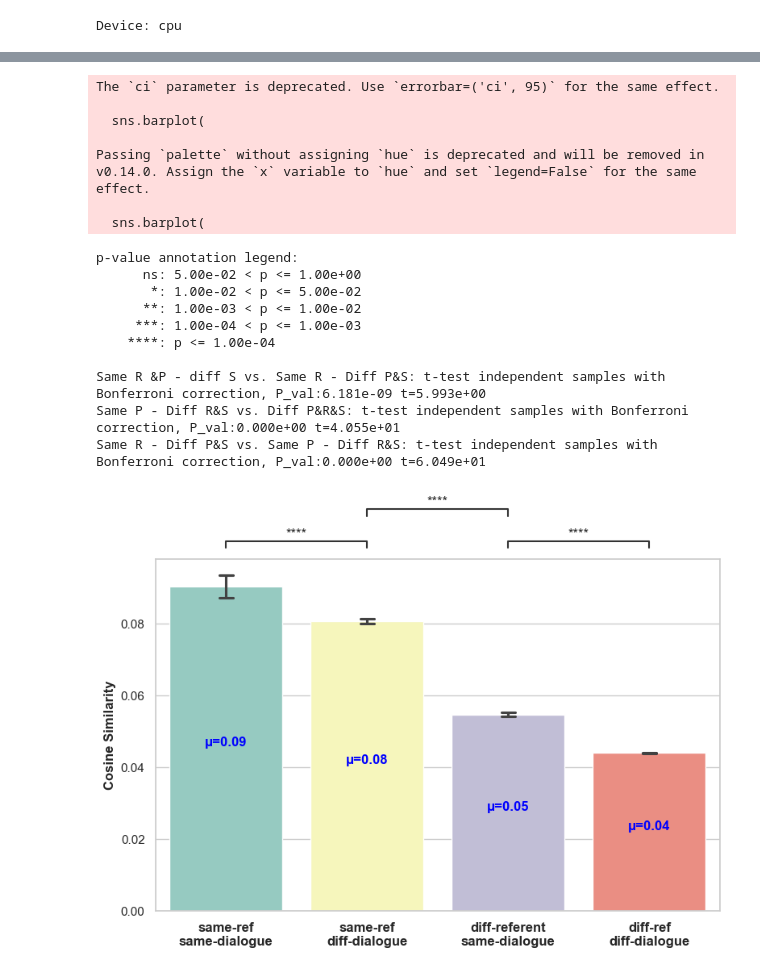
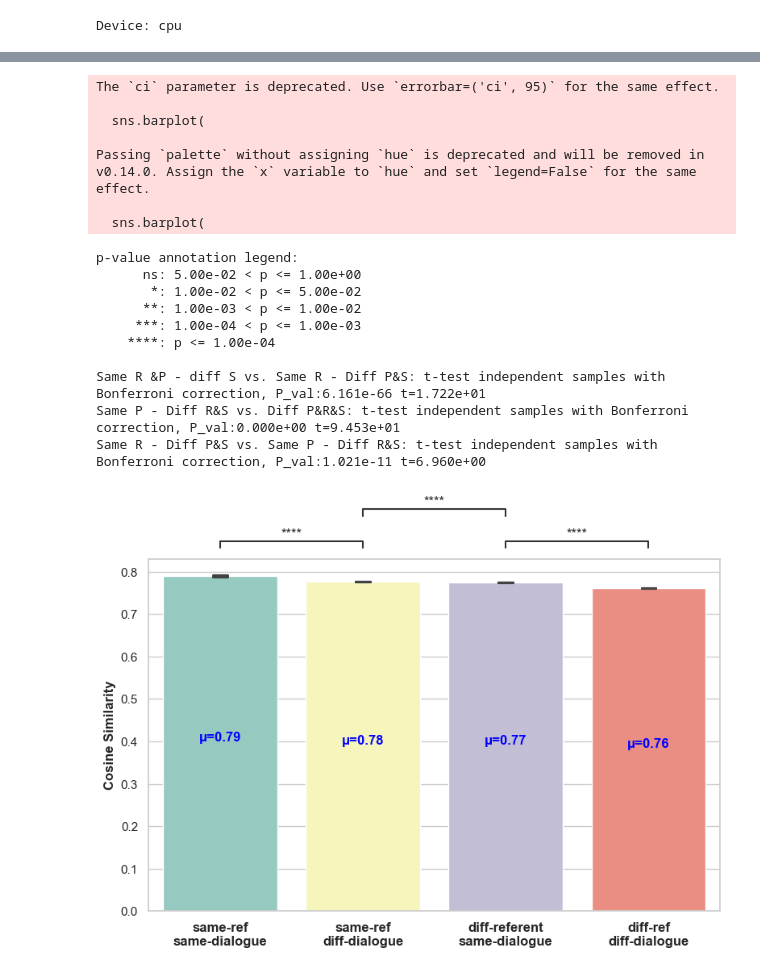
Before and after one commit to EsamGhaleb/medal_workshop_on_multimodal_interaction, a Jupyter notebook: Day2/Multimodal_Similarity_Analysis_Tutorial/Extracting_and_Analysing_Multimodal_Representations.ipynb, the cells around one changed output, grey strips where cells are left out. Drawn from its saved outputs; the diff is of its cells as text; code cells hidden in the pictures.

```diff
--- a/Day2/Multimodal_Similarity_Analysis_Tutorial/Extracting_and_Analysing_Multimodal_Representations.ipynb
+++ b/Day2/Multimodal_Similarity_Analysis_Tutorial/Extracting_and_Analysing_Multimodal_Representations.ipynb
@@ -206,0 +186,11 @@ Embedding vector length: 256
+# %%
+MODELS = {
+    'multimodal-x': {
+        'modalities':['skeleton','semantic'],
+        'hidden_dim':256,'cross_modal':True,'attentive_pooling':False,
+        'model_weights':'pretrained_models/multimodal-x/multimodal-x_skeleton_text.ckpt'}
+}
+model_key = 'multimodal-x'
+gesture_model = load_pretrained(MODELS[model_key])
+gesture_model.eval()
+print(f"Model {model_key} pre-trained with modalities: {MODELS[model_key]['modalities']}")
@@ -206,0 +203,9 @@ Embedding vector length: 256
+# %%
+# Extract gesture embeddings ---------------------------------------
+gestures_df = manual_implementation_object_retrieval(
+    gesture_model, proc_kpts, mir_kpts, 'jointsformer',
+    gestures_and_speech_info=gestures_df,
+    modalities=['skeleton','semantic'],
+    audio_dict={}, model_type='multimodal-x')
+gestures_df.rename(columns={'transformer_features':'multimodal-x'}, inplace=True)
+print('Embedding vector length:', len(gestures_df['multimodal-x'].iat[0]))
@@ -343,3 +299,8 @@ def pair_scores(sim_mat: np.ndarray, pairs: list[tuple[int, int]]) -> np.ndarray
     Return an array of similarity scores for the given index pairs.
     """
     return np.array([sim_mat[i, j] for i, j in pairs])
+# %%
+# Compute similarity matrix
+model_key = 'multimodal-x'  # or your model column
+sim_matrix = compute_cosine_similarity(gestures_df, model_key, modality='multimodal')
+similarities_df = create_pairs_df_for_comparisons(gestures_df, sim_matrix)
@@ -550,55 +543,42 @@ def plot_cross_dialogue_similarity(similarities_df: pd.DataFrame, subsample: boo
         ('Same P - Diff R&S', 'Diff P&R&S'),
         ('Same R - Diff P&S', 'Same P - Diff R&S')
     ]
-    annotator = Annotator(
-        ax,
-        comparisons,
-        data=df,
-        x='pair_type',
-        y='similarity',
-        order=cross_types
-    )
-    annotator.configure(
-        test='t-test_ind',
-        text_format='star',
-        loc='outside',
-        comparisons_correction='Bonferroni',
-        hide_non_significant=True,
-    )
+    annotator = Annotator(ax, comparisons, data=df, x='pair_type', y='similarity', order=cross_types)
+    annotator.configure( test='t-test_ind', text_format='star', loc='outside', comparisons_correction='Bonferroni', hide_non_significant=True,)
     annotator.apply_and_annotate()
 
     for i, key in enumerate(cross_types):
         mean_val = df[df['pair_type'] == key]['similarity'].mean()
         ax.text(
             i, mean_val / 2, f'μ={mean_val:.2f}',
             ha='center', va='bottom', fontsize=12, weight='bold', color='blue'
         )
 
     ax.set_xlabel('')
     ax.set_ylabel('Cosine Similarity', fontweight='bold', fontsize=12)
     ax.set_xticks(range(len(cross_types)))
     ax.set_xticklabels([labels[key] for key in cross_types], fontweight='bold', fontsize=12)
 
     plt.tight_layout()
     plt.show()
 
 plot_cross_dialogue_similarity(similarities_df, subsample=False)
 # %% [output]
 The `ci` parameter is deprecated. Use `errorbar=('ci', 95)` for the same effect.
 
   sns.barplot(
 
 Passing `palette` without assigning `hue` is deprecated and will be removed in v0.14.0. Assign the `x` variable to `hue` and set `legend=False` for the same effect.
 
   sns.barplot(
 p-value annotation legend:
       ns: 5.00e-02 < p <= 1.00e+00
        *: 1.00e-02 < p <= 5.00e-02
       **: 1.00e-03 < p <= 1.00e-02
      ***: 1.00e-04 < p <= 1.00e-03
     ****: p <= 1.00e-04
 
-Same R &P - diff S vs. Same R - Diff P&S: t-test independent samples with Bonferroni correction, P_val:6.181e-09 t=5.993e+00
-Same P - Diff R&S vs. Diff P&R&S: t-test independent samples with Bonferroni correction, P_val:0.000e+00 t=4.055e+01
-Same R - Diff P&S vs. Same P - Diff R&S: t-test independent samples with Bonferroni correction, P_val:0.000e+00 t=6.049e+01
+Same R &P - diff S vs. Same R - Diff P&S: t-test independent samples with Bonferroni correction, P_val:6.161e-66 t=1.722e+01
+Same P - Diff R&S vs. Diff P&R&S: t-test independent samples with Bonferroni correction, P_val:0.000e+00 t=9.453e+01
+Same R - Diff P&S vs. Same P - Diff R&S: t-test independent samples with Bonferroni correction, P_val:1.021e-11 t=6.960e+00
-[figure, old version]
+[figure, new version]
```
Also changed, not shown: parts of 42 cells of this notebook, 53 other files.
